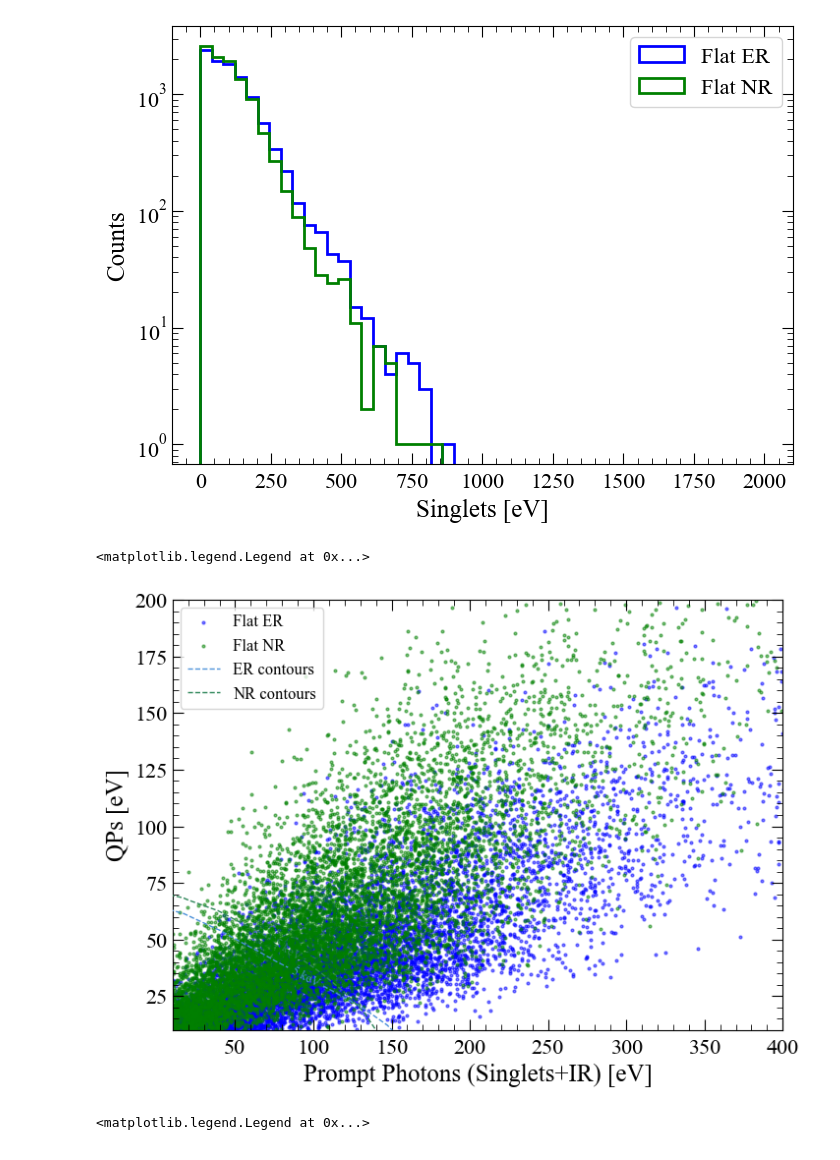
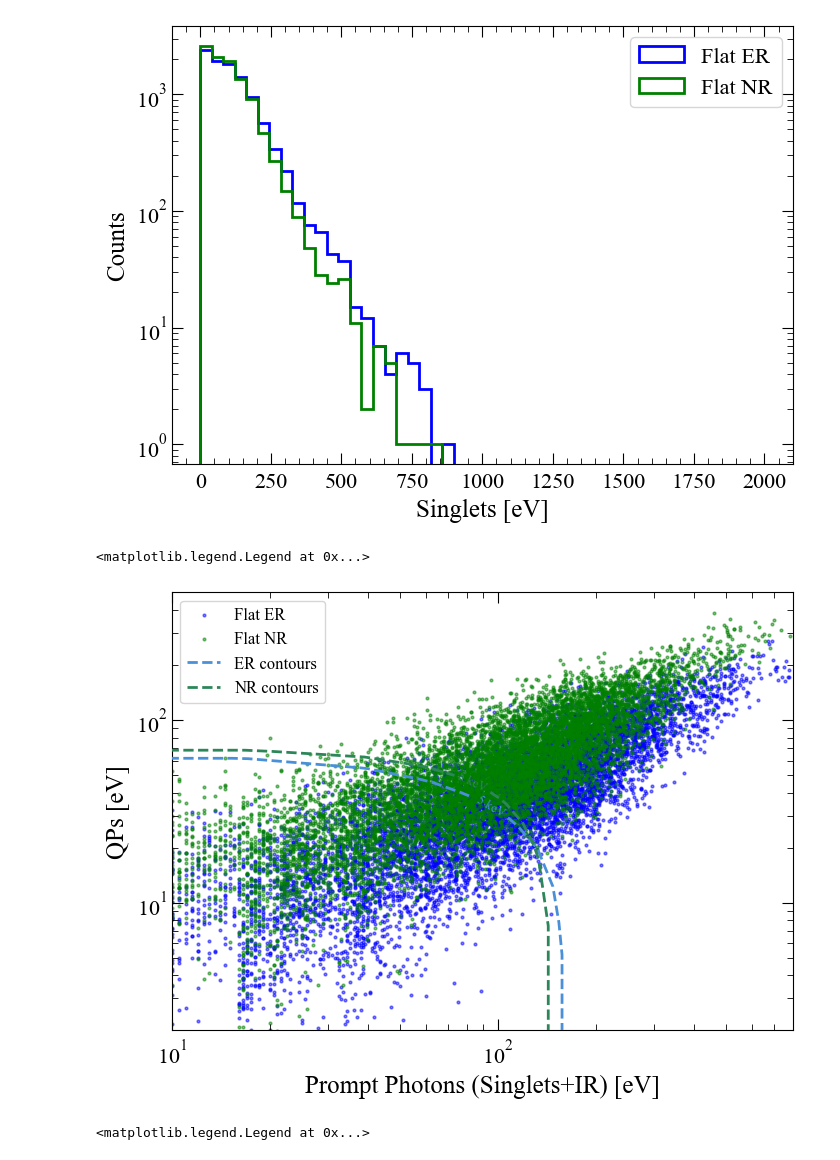
Before and after one commit to spice-herald/HeRM, a Jupyter notebook: Example_notebooks/Channel_Signal_Distributions.ipynb, the cells around one changed output. Drawn from its saved outputs; the diff is of its cells as text; code cells hidden in the pictures.

```diff
--- a/Example_notebooks/Channel_Signal_Distributions.ipynb
+++ b/Example_notebooks/Channel_Signal_Distributions.ipynb
@@ -929,29 +1057,35 @@ ax.legend(frameon=True, fontsize=16)
 # %%
 fig, ax = plt.subplots(1,1,dpi=100)
 
 ax.scatter(er_prompt_photon, er_qp, s=4, alpha=0.5, color='blue', label='Flat ER')
 ax.scatter(nr_prompt_photon, nr_qp, s=4, alpha=0.5, color='green', label=f'Flat NR')
 
-ax.set_ylim(10,200)
-ax.set_xlim(10,400)
+ax.set_ylim(2, 500)
+ax.set_xlim(10, 800)
 ax.set_xlabel('Prompt Photons (Singlets+IR) [eV]')
 ax.set_ylabel('QPs [eV]')
-#ax.set_xscale('log')
-#ax.set_yscale('log')
+ax.set_xscale('log')
+ax.set_yscale('log')
 
 draw_recoil_energy_contours(ax, er_data['recoil_energies'],
                             er_prompt_photon, er_qp,
-                            contour_energies=[1000, 5000],
+                            contour_energies=[5000], lw=2,
                             color='#4a90d9', label='ER contours')
 draw_recoil_energy_contours(ax, nr_data['recoil_energies'],
                             nr_prompt_photon, nr_qp,
-                            contour_energies=[1000, 5000],
+                            contour_energies=[5000], lw=2,
                             color='#2d8659', label='NR contours')
 
+#draw_density_contours(ax, er_prompt_photon, er_qp, levels=[1], colors='lightblue', n_bins=50,
+#                          smooth_sigma=1.5, ls='-', lw=1.5, label=None)
+
+#draw_density_contours(ax, nr_prompt_photon, nr_qp, levels=[1], colors='lightgreen', n_bins=50,
+#                          smooth_sigma=1.5, ls='-', lw=1.5, label=None)
+
 ax.legend(frameon=True, fontsize=12)
 # %% [output]
 <matplotlib.legend.Legend at 0x...>
-[figure, old version]
+[figure, new version]
 # %%
 fig, ax = plt.subplots(1,1,dpi=100)
 
```
Also changed, not shown: parts of 8 cells of this notebook, 38 other files.
